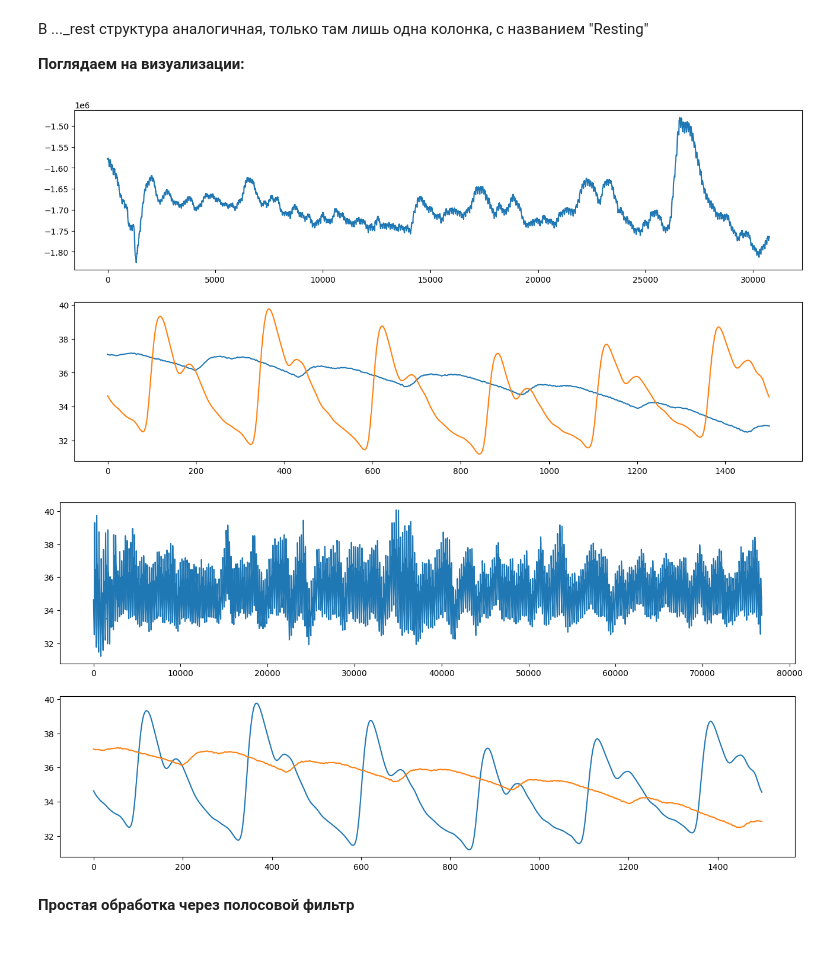
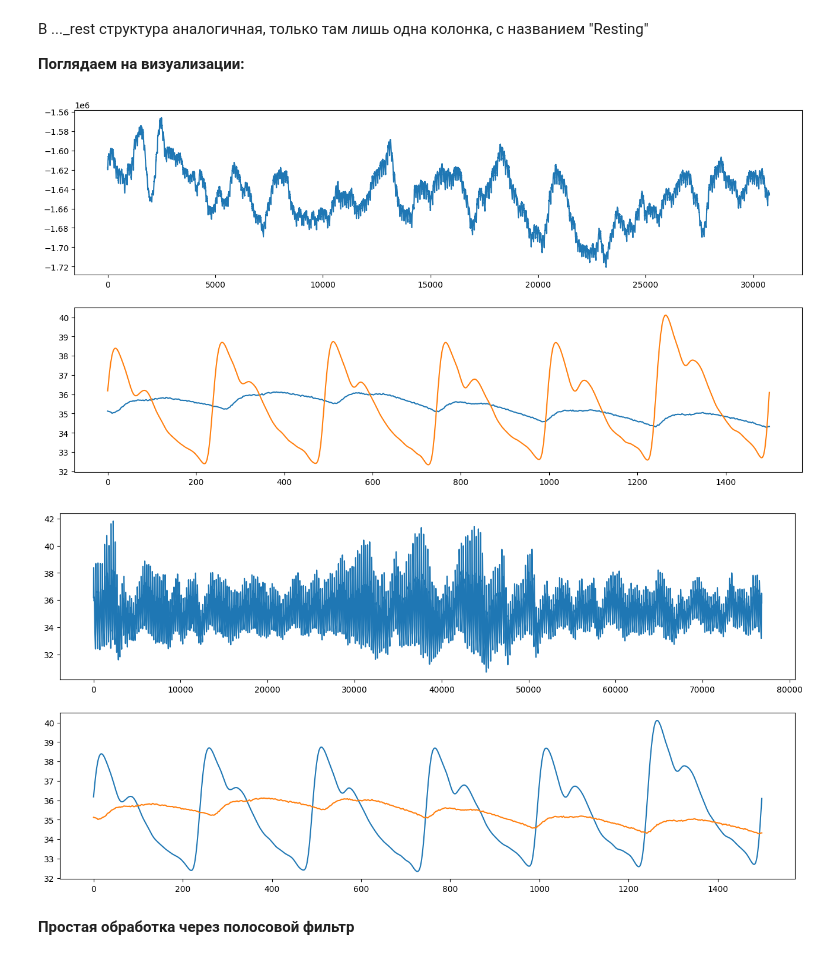
Before and after one commit to zhabiki/PPG-Datasets-Exploration, a Jupyter notebook: MAUS.ipynb, the cells around one changed output. Saved outputs shown, nothing was run; the diff lists cells and outputs as text; code cells hidden in the pictures.

```diff
--- a/MAUS.ipynb
+++ b/MAUS.ipynb
@@ -104,7 +102,7 @@ for fname in list(path_ibi.iterdir()):
 # print(ibi_files_trialpeak)
 # %%
 # От 1 до 6
-trial_no = 3
+trial_no = 5
 # %% [markdown]
 ### Сперва — данные RR (IBI_sequence)
 # %%
@@ -223,31 +232,29 @@ ppg_example_wrist_iterp = np.interp(
     ppg_example_wrist
 )
 # %%
-plt.figure(figsize=(16, 12))
-plt.subplot(311)
+plt.figure(figsize=(16, 8))
+plt.subplot(211)
 plt.plot(ppg_example_wrist)
-plt.subplot(312)
+plt.subplot(212)
 plt.plot(ppg_example_wrist_iterp[0:int(len(ppg_example_wrist_iterp) / 256*5)] / 20000 + 116)
 plt.plot(ppg_example_finger[0:int(len(ppg_example_finger) / 256*5)])
 # plt.subplot(313)
-# plt.plot(ppg_example_wrist[0:int(len(ppg_example_wrist))])
-# plt.plot(peaks_cutoff, ppg_example_wrist[peaks_cutoff], "ro")
+# plt.plot(ppg_example_wrist)
+# plt.plot(list(filter(lambda p: p < 30000, peaks_cutoff)), ppg_example_wrist[filter(lambda p: p < 30000, peaks_cutoff)], "ro")
+# plt.xlim(6000, 8000)
 plt.show()
 # %% [output]
-[figure, old version]
+[figure, new version]
 # %%
-plt.figure(figsize=(16, 12))
-plt.subplot(311)
+plt.figure(figsize=(16, 8))
+plt.subplot(211)
 plt.plot(ppg_example_finger)
-plt.subplot(312)
+plt.subplot(212)
 plt.plot(ppg_example_finger[0:int(len(ppg_example_finger) / 256*5)])
 plt.plot(ppg_example_wrist_iterp[0:int(len(ppg_example_wrist_iterp) / 256*5)] / 20000 + 116)
-# plt.subplot(313)
-# plt.plot(ppg_example_wrist[0:int(len(ppg_example_wrist))])
-# plt.plot(peaks_cutoff, ppg_example_wrist[peaks_cutoff], "ro")
 plt.show()
 # %% [output]
-[figure, old version]
+[figure, new version]
 # %% [markdown]
 **Простая обработка через полосовой фильтр**
 # %%
```
Also changed, not shown: parts of 18 cells of this notebook.
